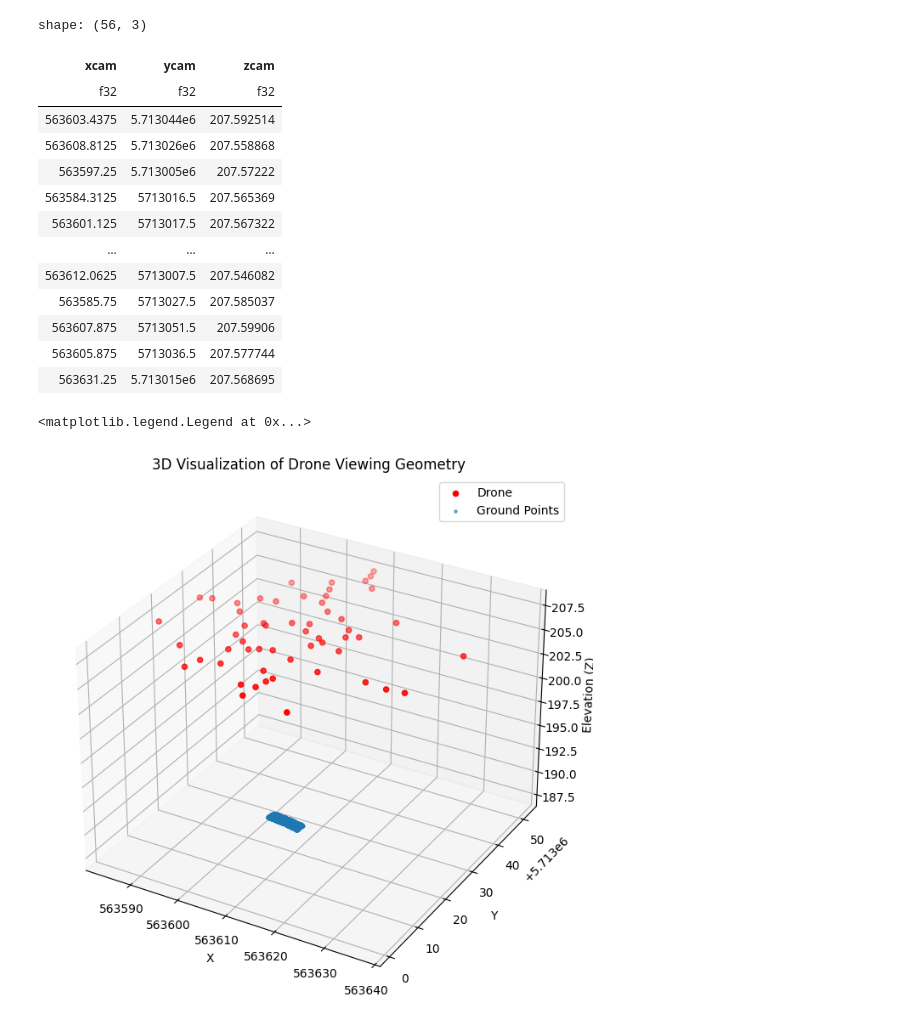
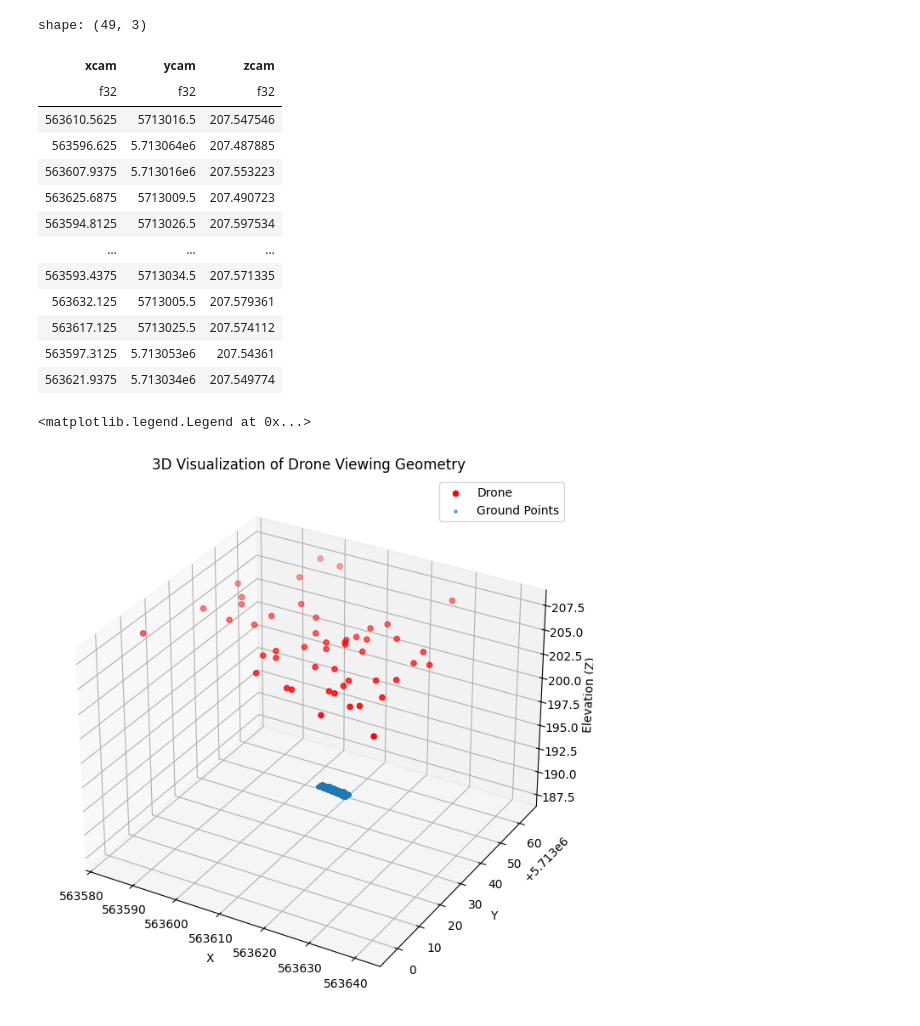
Before and after one commit to ReneHeim/proj_on_uav, a Jupyter notebook: plot_dataframes.ipynb, the cells around one changed output. Cells and saved outputs as stored; diff of their text form; code cells hidden in the pictures.

```diff
--- a/plot_dataframes.ipynb
+++ b/plot_dataframes.ipynb
@@ -3,7 +3,7 @@ import numpy as np
 import polars as pl
 import matplotlib.pyplot as plt
 # %%
-df = pl.read_parquet(r'C:\Users\dadoi\OneDrive\Desktop\davide\example_data_week5\output\extract\polygon_df/plot_15.parquet')
+df = pl.read_parquet(r'C:\Users\dadoi\OneDrive\Desktop\davide\example_data_week5\output\extract\polygon_df/plot_23.parquet')
 # %%
 df = df.drop_nans().drop_nulls()
 df
@@ -25,27 +25,27 @@ shape: (8_125_171, 24)
 # %%
 df = df.with_columns(
     (pl.col("delta_z")+pl.col("elev")).alias("zcam")
 )
 drone_positions = (
-    df.select(["xcam", "ycam","zcam"])      # keep only the two columns of interest
+    df.select(["xcam", "ycam","zcam", ])      # keep only the two columns of interest
       .unique()                # drop duplicate rows
 )
 drone_positions
 # %% [output]
-shape: (56, 3)
+shape: (49, 3)
 | xcam | ycam | zcam |
 | f32 | f32 | f32 |
-| 563603.4375 | 5.713044e6 | 207.592514 |
-| 563608.8125 | 5.713026e6 | 207.558868 |
-| 563597.25 | 5.713005e6 | 207.57222 |
-| 563584.3125 | 5713016.5 | 207.565369 |
-| 563601.125 | 5713017.5 | 207.567322 |
+| 563610.5625 | 5713016.5 | 207.547546 |
+| 563596.625 | 5.713064e6 | 207.487885 |
+| 563607.9375 | 5.713016e6 | 207.553223 |
+| 563625.6875 | 5713009.5 | 207.490723 |
+| 563594.8125 | 5713026.5 | 207.597534 |
 | … | … | … |
-| 563612.0625 | 5713007.5 | 207.546082 |
-| 563585.75 | 5713027.5 | 207.585037 |
-| 563607.875 | 5713051.5 | 207.59906 |
-| 563605.875 | 5713036.5 | 207.577744 |
-| 563631.25 | 5.713015e6 | 207.568695 |
+| 563593.4375 | 5713034.5 | 207.571335 |
+| 563632.125 | 5713005.5 | 207.579361 |
+| 563617.125 | 5713025.5 | 207.574112 |
+| 563597.3125 | 5.713053e6 | 207.54361 |
+| 563621.9375 | 5.713034e6 | 207.549774 |
 # %%
 fig = plt.figure(figsize=(10, 8))
 ax = fig.add_subplot(111, projection='3d')
@@ -61,4 +61,4 @@ ax.set_title("3D Visualization of Drone Viewing Geometry")
 ax.legend()
 # %% [output]
 <matplotlib.legend.Legend at 0x...>
-[figure, old version]
+[figure, new version]
```
Also changed, not shown: parts of 2 cells of this notebook.
